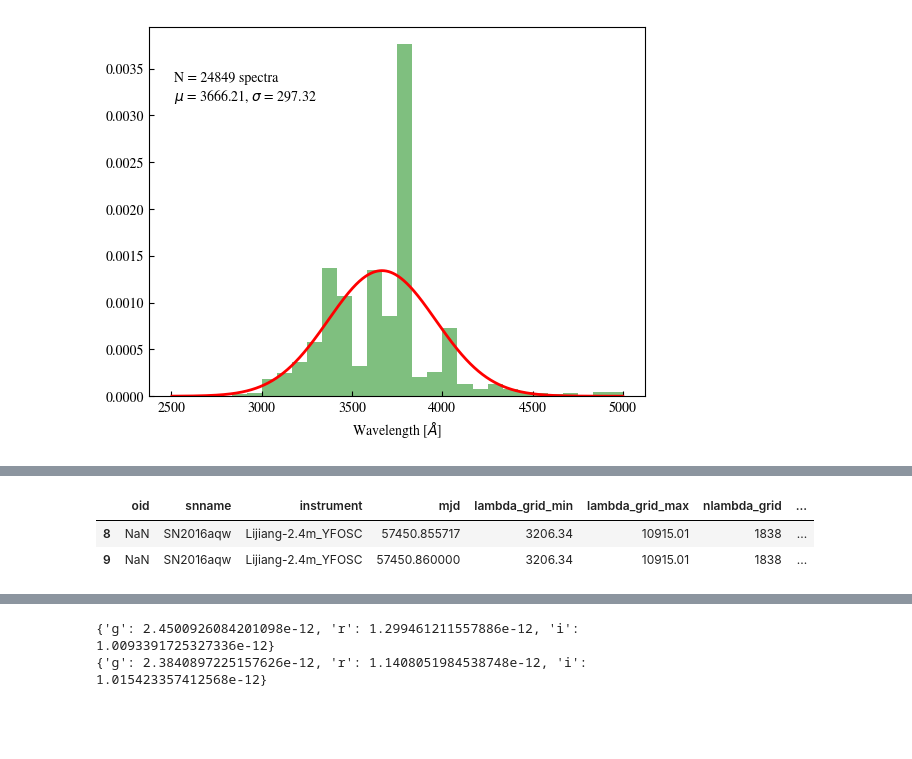
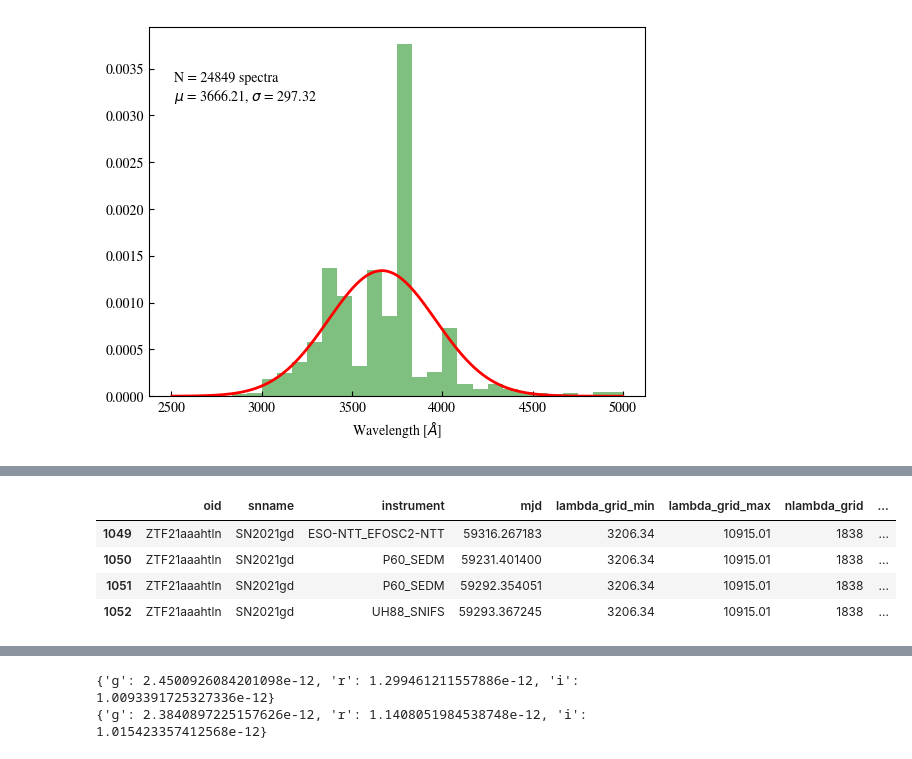
Before and after one commit to jurados/SNeMPhyVAE, a Jupyter notebook: ExamplesLightcurveAndFlux.ipynb, the cells around one changed output, grey strips where cells are left out. Saved outputs shown, nothing was run; the diff lists cells and outputs as text; code cells hidden in the pictures; blank space fills up the shorter version.

```diff
--- a/ExamplesLightcurveAndFlux.ipynb
+++ b/ExamplesLightcurveAndFlux.ipynb
@@ -140,10 +163,12 @@ plt.show()
 # %%
-spectrum = spectra_data[spectra_data.snname == 'SN2016aqw']
+spectrum = spectra_data[spectra_data.snname == 'SN2021gd']
 spectrum
 # %% [output]
 |  | oid | snname | instrument | mjd | lambda_grid_min | lambda_grid_max | nlambda_grid | ... |
-| 8 | NaN | SN2016aqw | Lijiang-2.4m_YFOSC | 57450.855717 | 3206.34 | 10915.01 | 1838 | ... |
-| 9 | NaN | SN2016aqw | Lijiang-2.4m_YFOSC | 57450.860000 | 3206.34 | 10915.01 | 1838 | ... |
+| 1049 | ZTF21aaahtln | SN2021gd | ESO-NTT_EFOSC2-NTT | 59316.267183 | 3206.34 | 10915.01 | 1838 | ... |
+| 1050 | ZTF21aaahtln | SN2021gd | P60_SEDM | 59231.401400 | 3206.34 | 10915.01 | 1838 | ... |
+| 1051 | ZTF21aaahtln | SN2021gd | P60_SEDM | 59292.354051 | 3206.34 | 10915.01 | 1838 | ... |
+| 1052 | ZTF21aaahtln | SN2021gd | UH88_SNIFS | 59293.367245 | 3206.34 | 10915.01 | 1838 | ... |
 # %%
 plot_spectra(spectrum, use_lambda_grid=True)
 # %% [output]
```
Also changed, not shown: parts of 18 cells of this notebook, 1 other file.
